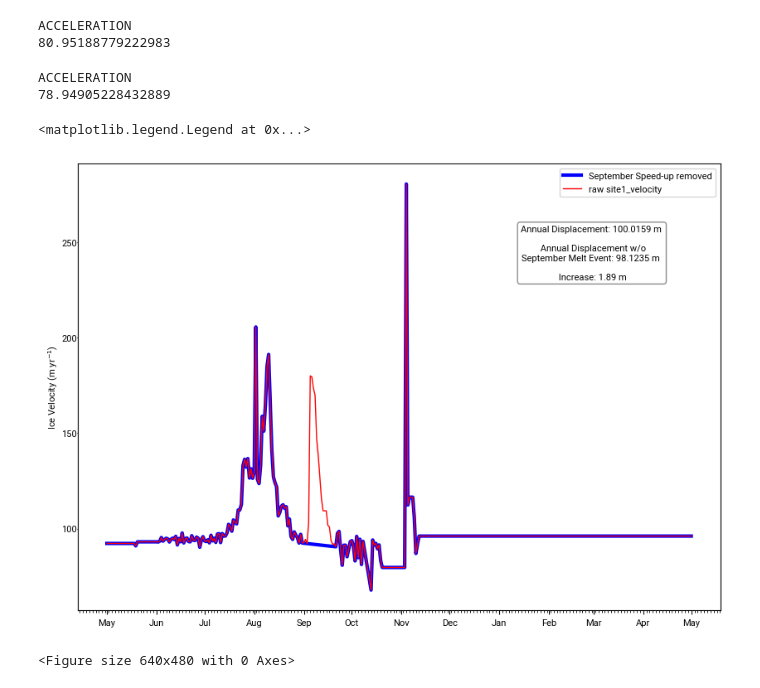
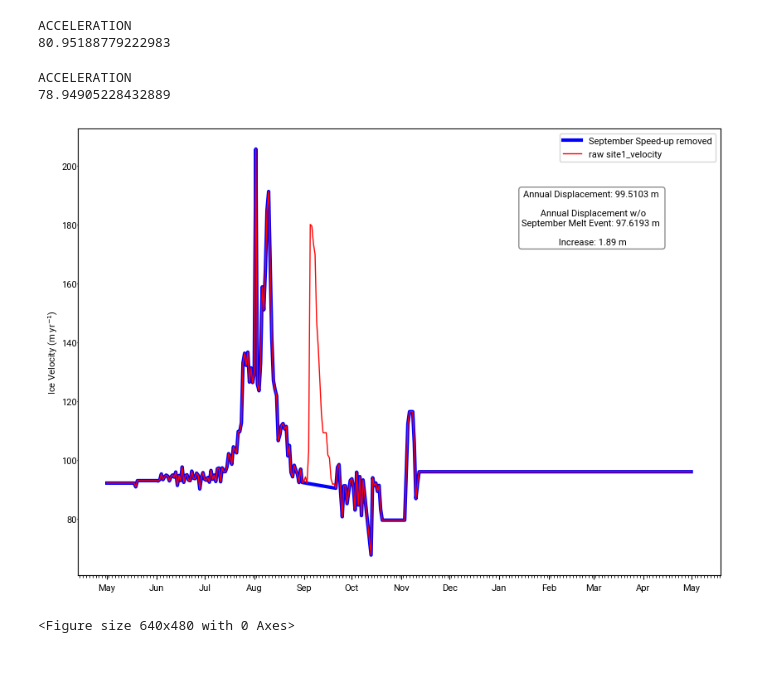
Before and after one commit to ry-ing/GrIS_late-season-melt-event, a Jupyter notebook: code/figures/fig3_land_velocities.ipynb, the cells around one changed output. Drawn from its saved outputs; the diff is of its cells as text; code cells hidden in the pictures.

Commit message:
Update fig3_land_velocities

```diff
--- a/code/figures/fig3_land_velocities.ipynb
+++ b/code/figures/fig3_land_velocities.ipynb
@@ -169,7 +169,9 @@ site1_velocity = site1_velocity.set_index('date')
 presummer_mask = (site1_velocity.index > pd.to_datetime('2022-05-01')) & (site1_velocity.index < pd.to_datetime('2022-05-30')) # retreiving presummer median 'winter velocitiies'
 presummer_median = site1_velocity['v_24h'].loc[presummer_mask].median()
 
-site1_velocity = site1_velocity[(site1_velocity.index < '2022-10-09') | (site1_velocity.index > '2022-10-12')] # removing bad velocities from timeseries
+site1_velocity = site1_velocity[(site1_velocity.index < '2022-10-09') | (site1_velocity.index > '2022-10-12')] # removing bad velocities from timeseries based on observation coverage
+site1_velocity = site1_velocity[(site1_velocity.index < '2022-11-04') | (site1_velocity.index >= '2022-11-05')] # removing bad velocities from timeseries based on observation coverage
+
 site1_velocity = site1_velocity.resample('D').interpolate()
 
 site1_velocity['daily_disp'] = site1_velocity['v_24h']/365 # making it into metres per day, daily displacement
@@ -192,35 +194,38 @@ melt_end_gps2 = pd.to_datetime('2022-10-25') # 2022-10-28
 premelt_mask2 = (site1_velocity.index > pd.to_datetime('2022-10-01')) & (site1_velocity.index < pd.to_datetime('2022-10-16'))
 
 melt_mask = (site1_velocity.index > melt_start_gps) & (site1_velocity.index < melt_end_gps)
 
 melt_mean = site1_velocity['v_24h'].loc[melt_mask].mean()
 premelt_mean = site1_velocity['v_24h'].loc[premelt_mask].mean()
 site1_acceleration = ((melt_mean - premelt_mean) / premelt_mean) * 100
 
 print('ACCELERATION')
 print(site1_acceleration)
 
 ##################################
 fig, ax = plt.subplots(figsize=(10,7))
 ax.plot(nomelt_vel.index, nomelt_vel['v_24h'], color='blue', label='September Speed-up removed', linewidth=3.0)
 ax.plot(site1_velocity.index, site1_velocity['v_24h'], color='red', linewidth=1.0, label='raw site1_velocity')
 ax.set_ylabel('Ice Velocity (m yr$^{-1}$)')
 
 bbox_props = dict(boxstyle="round", fc="w", ec="0.5", alpha=0.9)
 text_str = 'Annual Displacement: %.4f m \n\n Annual Displacement w/o\nSeptember Melt Event: %.4f m \n\n Increase: %.2f m' % (annual_displacement, annual_displacement_nomelt, increase_disp)
 ax.text(0.8, 0.8, text_str, transform=ax.transAxes, ha="center", va="center", size=8, bbox=bbox_props)
 
 ax.xaxis.set_minor_locator(mdates.DayLocator(interval=2))
 myFmt = mdates.DateFormatter('%b')
 ax.xaxis.set_major_formatter(myFmt)
 ax.xaxis.set_major_locator(mdates.MonthLocator(interval=1))
 
 ax.legend()
+
+######
+year_mask = (site1_velocity.index > pd.to_datetime('2022-05-01')) & (site1_velocity.index < pd.to_datetime('2022-11-15'))
+site1_velocity = site1_velocity.loc[year_mask]
 # %% [output]
 ACCELERATION
 78.94905228432889
-<matplotlib.legend.Legend at 0x...>
-[figure, old version]
+[figure, new version]
 # %%
 cosipy_data = xr.open_dataset(data_dir + '/met_data/KANL_cosipy_output_20090101-20221229.nc', engine='netcdf4')
 year_mask = (cosipy_data['time'] > pd.to_datetime('2022-01-01')) & (cosipy_data['time'] < pd.to_datetime('2022-11-29'))
```
Also changed, not shown: parts of 1 cell of this notebook.
